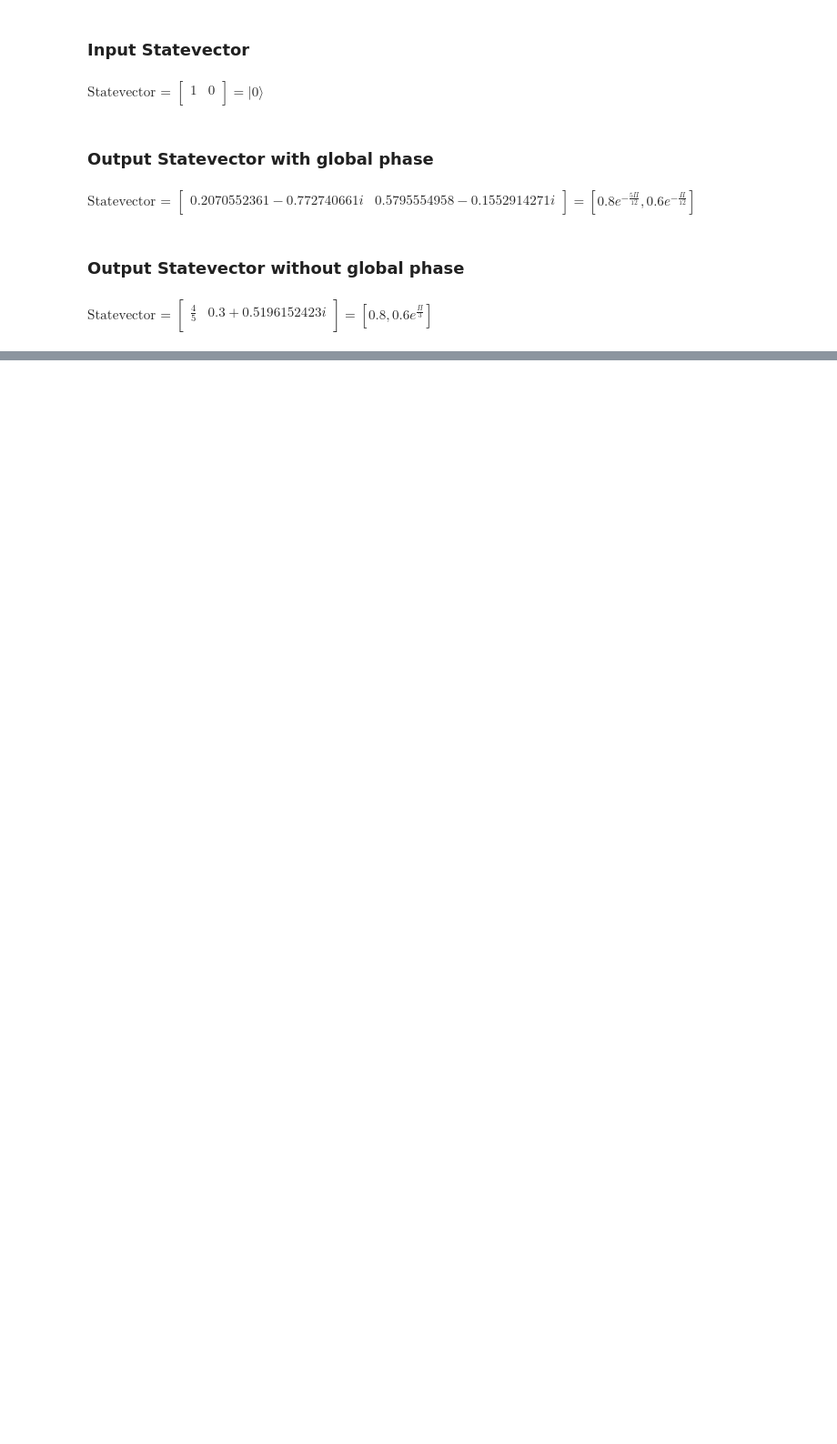
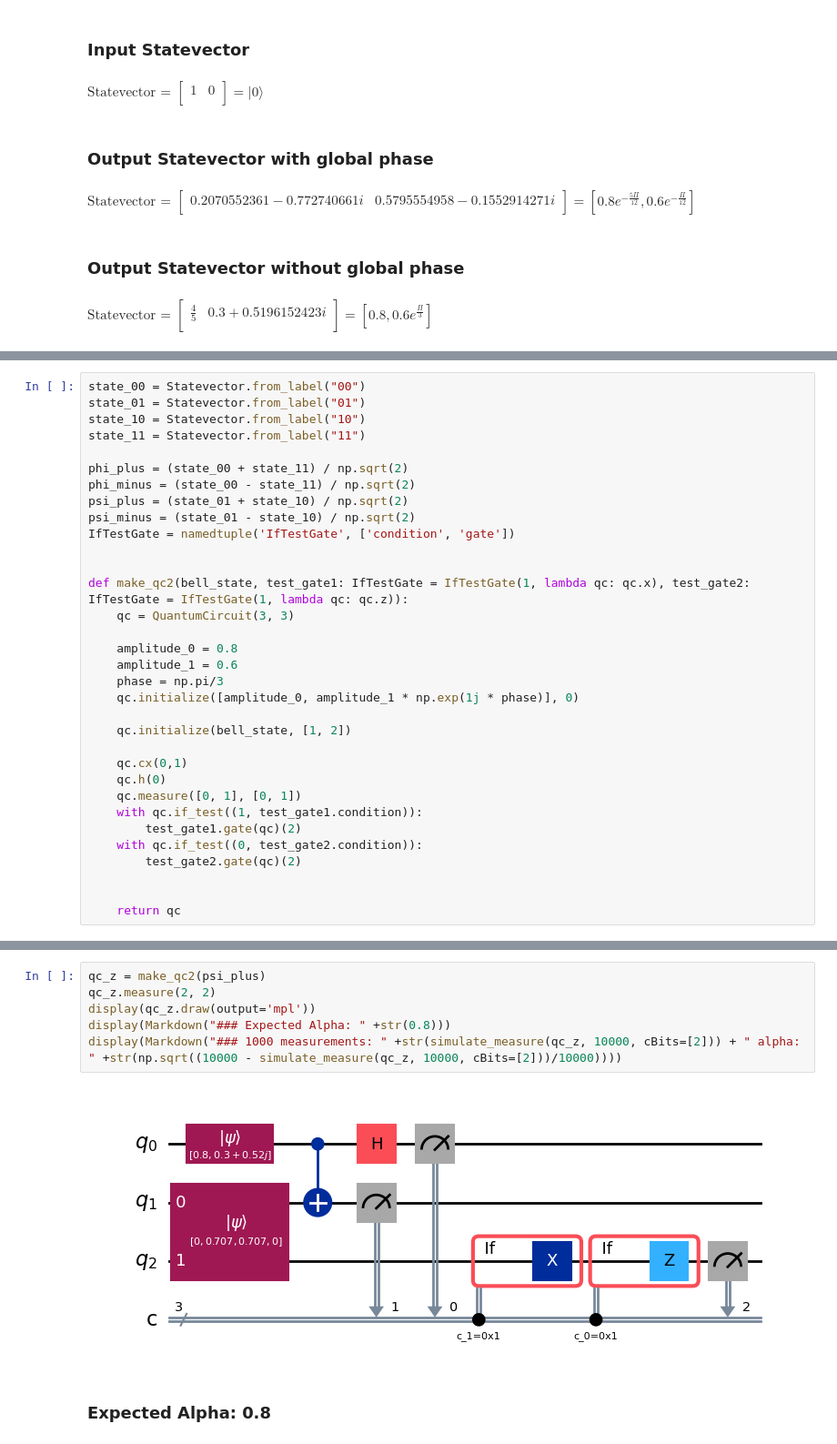
Before and after one commit to Fede802/QuantumComputing-Labs, a Jupyter notebook: lab2/Exercise2.ipynb, the cells around one changed output, grey strips where cells are left out. Shown at 91% size. Saved outputs shown, nothing was run; the diff lists cells and outputs as text; blank space fills up the shorter version.

```diff
--- a/lab2/Exercise2.ipynb
+++ b/lab2/Exercise2.ipynb
@@ -194,4 +195,37 @@ display(Markdown("### 1000 measurements: " +str(simulate_measure(qc, 1000, cBits
 # %% [markdown]
 # Exercise 2
 ![Ex2a](res/ex2_a.png)
+# %%
+state_00 = Statevector.from_label("00")
+state_01 = Statevector.from_label("01")
+state_10 = Statevector.from_label("10")
+state_11 = Statevector.from_label("11")
+
+phi_plus = (state_00 + state_11) / np.sqrt(2)
+phi_minus = (state_00 - state_11) / np.sqrt(2)
+psi_plus = (state_01 + state_10) / np.sqrt(2)
+psi_minus = (state_01 - state_10) / np.sqrt(2)
+IfTestGate = namedtuple('IfTestGate', ['condition', 'gate'])
+
+
+def make_qc2(bell_state, test_gate1: IfTestGate = IfTestGate(1, lambda qc: qc.x), test_gate2: IfTestGate = IfTestGate(1, lambda qc: qc.z)):
+    qc = QuantumCircuit(3, 3)
+
+    amplitude_0 = 0.8
+    amplitude_1 = 0.6
+    phase = np.pi/3
+    qc.initialize([amplitude_0, amplitude_1 * np.exp(1j * phase)], 0)
+
+    qc.initialize(bell_state, [1, 2])
+
+    qc.cx(0,1)
+    qc.h(0)
+    qc.measure([0, 1], [0, 1])
+    with qc.if_test((1, test_gate1.condition)):
+        test_gate1.gate(qc)(2)
+    with qc.if_test((0, test_gate2.condition)):
+        test_gate2.gate(qc)(2)
+
+
+    return qc
 # %%
@@ -287,0 +272,9 @@ display(Markdown("### 1000 measurements: " +str(simulate_measure(qc_y, 1000, cBi
+# %%
+qc_z = make_qc2(psi_plus)
+qc_z.measure(2, 2)
+display(qc_z.draw(output='mpl'))
+display(Markdown("### Expected Alpha: " +str(0.8)))
+display(Markdown("### 1000 measurements: " +str(simulate_measure(qc_z, 10000, cBits=[2])) + " alpha: " +str(np.sqrt((10000 - simulate_measure(qc_z, 10000, cBits=[2]))/10000))))
+# %% [output]
+[figure, added]
+### Expected Alpha: 0.8
```
Also changed, not shown: parts of 16 cells of this notebook, 1 other file.
